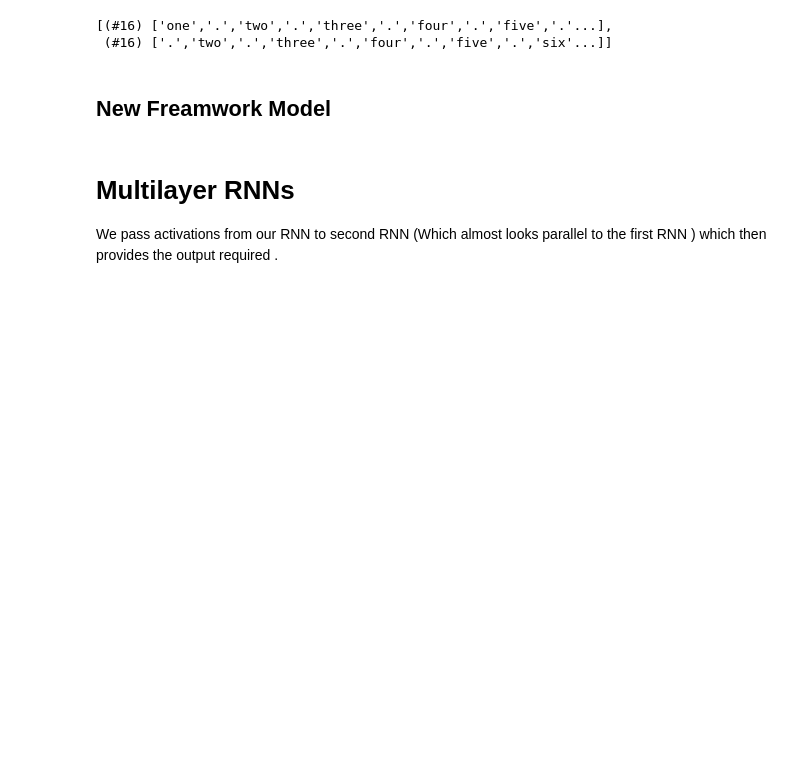
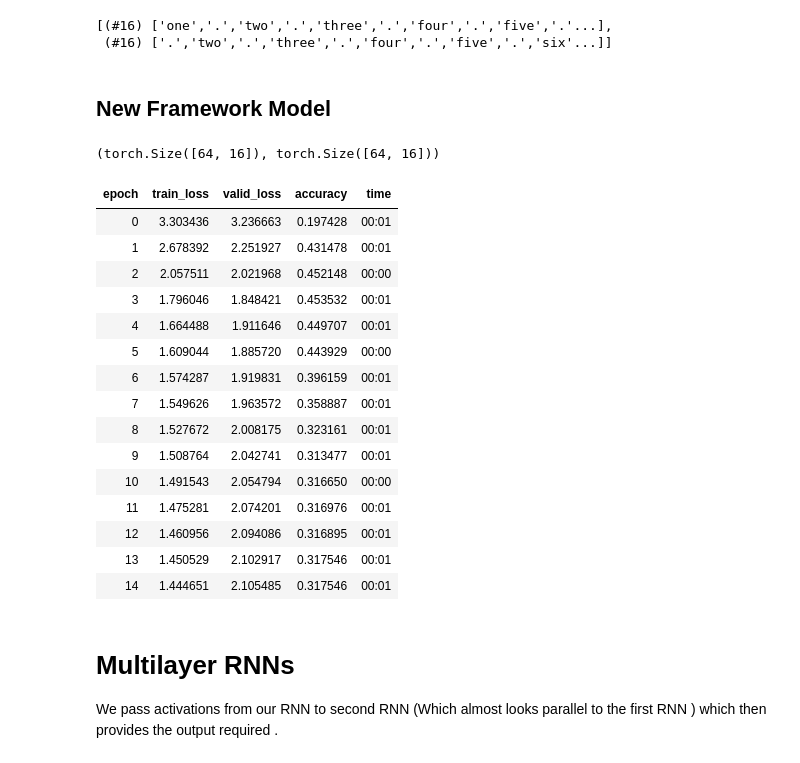
Before and after one commit to rama96/learning, a Jupyter notebook: deep_learning/NLP/language_models_from_scratch.ipynb, the cells around one changed output. Saved outputs shown, nothing was run; the diff lists cells and outputs as text; code cells hidden in the pictures; blank space fills up the shorter version.

```diff
--- a/deep_learning/NLP/language_models_from_scratch.ipynb
+++ b/deep_learning/NLP/language_models_from_scratch.ipynb
@@ -278,7 +319,12 @@ seqs[0]
 [(#16) ['one','.','two','.','three','.','four','.','five','.'...],
  (#16) ['.','two','.','three','.','four','.','five','.','six'...]]
 # %% [markdown]
-## New Freamwork Model
+## New Framework Model
+# %%
+x,y = first(dls.train)
+x.shape , y.shape
+# %% [output]
+(torch.Size([64, 16]), torch.Size([64, 16]))
 # %%
 ## Simplified language model
 
@@ -289,16 +335,16 @@ class LMModel4(Module):
         self.h_o = nn.Linear(n_hidden , vocab_sz)
         self.h = 0
 
-    def forward(self,input_x):
+    def forward(self,x):
 
-        # seq_length = 3
+        seq_length = 16
         outs = []
 
         ## Repeat for 1->n-1
         for i in range(seq_length):
-            h = h + self.i_h(x[:,i])
-            h = self.h_h(h)  # (bs,n_hidden) -> (bs,n_hidden)
-            h = F.relu(h) # Activation Function
+            self.h = self.h + self.i_h(x[:,i])
+            self.h = self.h_h(self.h)  # (bs,n_hidden) -> (bs,n_hidden)
+            self.h = F.relu(self.h) # Activation Function
             outs.append(self.h_o(self.h))  ## Appending outputs at each layer
 
         # Note : We are Detaching gradients from h only after the computation of output , Which means that for this current iteration of out , gradients will still be calculated for the for seq_length layers .
@@ -315,11 +361,28 @@ def flattended_loss(inp , targ):
 # %%
 learn = Learner(dls
-                ,LMModel(len(vocab),64)
-                ,loss_func = flattended_loss
+                ,LMModel4(len(vocab),64)
+                ,loss_func = CrossEntropyLossFlat()
                 ,metrics  = accuracy
                 ,cbs = ModelResetter
                 )
 learn.fit_one_cycle(15,3e-3)
+# %% [output]
+| epoch | train_loss | valid_loss | accuracy | time |
+| 0 | 3.303436 | 3.236663 | 0.197428 | 00:01 |
+| 1 | 2.678392 | 2.251927 | 0.431478 | 00:01 |
+| 2 | 2.057511 | 2.021968 | 0.452148 | 00:00 |
+| 3 | 1.796046 | 1.848421 | 0.453532 | 00:01 |
+| 4 | 1.664488 | 1.911646 | 0.449707 | 00:01 |
+| 5 | 1.609044 | 1.885720 | 0.443929 | 00:00 |
+| 6 | 1.574287 | 1.919831 | 0.396159 | 00:01 |
+| 7 | 1.549626 | 1.963572 | 0.358887 | 00:01 |
+| 8 | 1.527672 | 2.008175 | 0.323161 | 00:01 |
+| 9 | 1.508764 | 2.042741 | 0.313477 | 00:01 |
+| 10 | 1.491543 | 2.054794 | 0.316650 | 00:00 |
+| 11 | 1.475281 | 2.074201 | 0.316976 | 00:01 |
+| 12 | 1.460956 | 2.094086 | 0.316895 | 00:01 |
+| 13 | 1.450529 | 2.102917 | 0.317546 | 00:01 |
+| 14 | 1.444651 | 2.105485 | 0.317546 | 00:01 |
 # %% [markdown]
 # Multilayer RNNs
 
```
Also changed, not shown: parts of 20 cells of this notebook.
